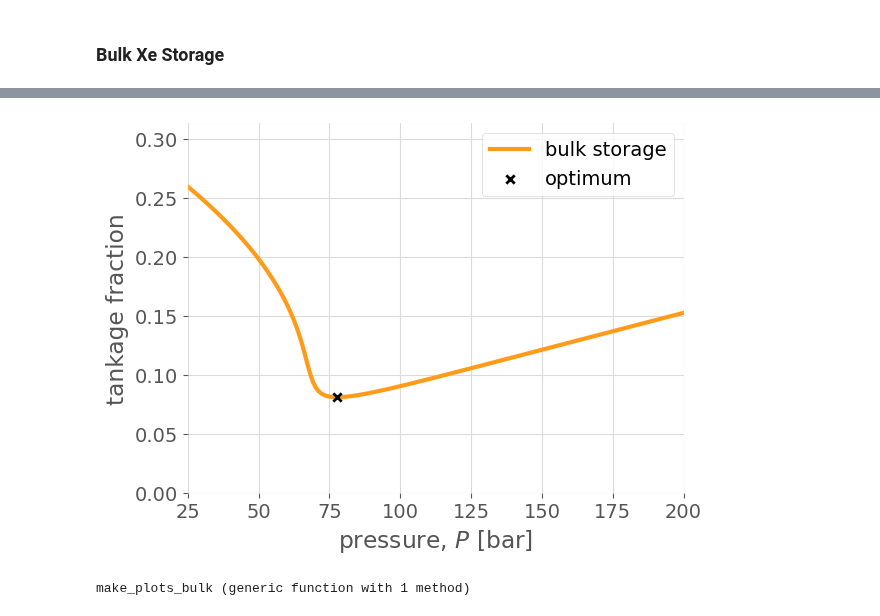
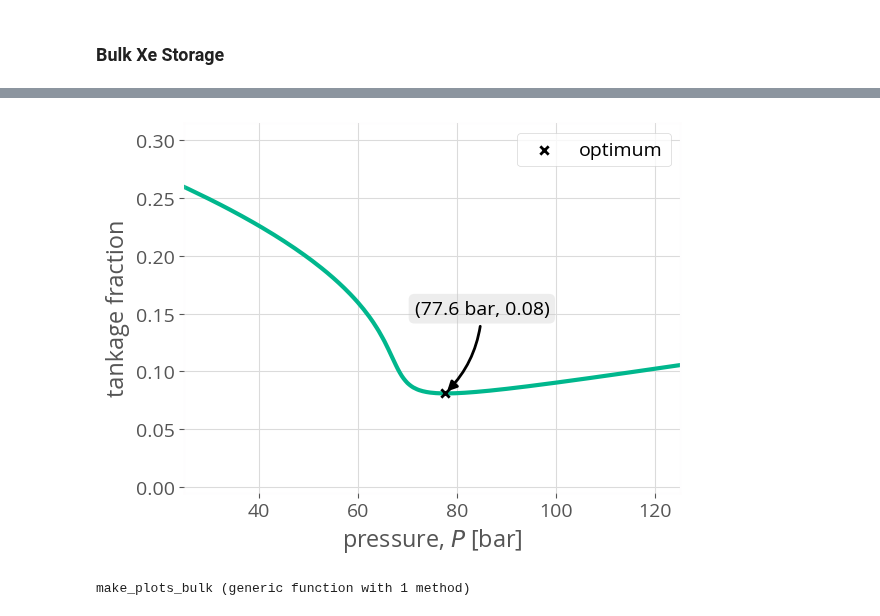
Before and after one commit to SimonEnsemble/PropellantStorage, a Jupyter notebook: Melanie analytical results.ipynb, the cells around one changed output, grey strips where cells are left out. Saved outputs shown, nothing was run; the diff lists cells and outputs as text; code cells hidden in the pictures.

```diff
--- a/Melanie analytical results.ipynb
+++ b/Melanie analytical results.ipynb
@@ -30,8 +46,8 @@ const β = 0.5 # safety factor -- need citation for choosing this.
 # %% [markdown]
 Common amount of xenon gas required to bring into space [1].
 # %%
-xe_atomic_mass = read_atomic_masses()[:Xe] # in g / mol
+const xe_atomic_mass = read_atomic_masses()[:Xe] # in g / mol
 
-mass_desired_xe_propellant = 89.0 # kg Xe
-mol_desired_xe_propellant = mass_desired_xe_propellant * 1000 / xe_atomic_mass # mol Xe
+const mass_desired_xe_propellant = 100.0 # kg Xe
+const mol_desired_xe_propellant = mass_desired_xe_propellant * 1000 / xe_atomic_mass # mol Xe
 # %% [output]
@@ -159,7 +174,7 @@ savefig("figures/xenon_gas_density.pdf", bbox_inches="tight")
 function ρ_xe_ads(P::Float64, xtal::String)
     M = xtal_to_M[xtal]
     K = xtal_to_K[xtal]
-    return (M * K * P) / (1 + K * P)
+    return M * K * P / (1 + K * P)
 end
 # %% [output]
 ρ_xe_ads (generic function with 1 method)
@@ -217,0 +231,16 @@ optimum_storage (generic function with 2 methods)
+# %%
+function r(P::Float64) # bulk Xe storage
+    return (3.0 * mol_desired_xe_propellant / (4.0 * π * ρ_xe(P))) ^ (1/3)
+end
+
+function t(P::Float64) # bulk Xe storage
+    return P * r(P) / (2.0 * β * σ_y)
+end
+
+function mₜ(P::Float64)  # bulk Xe storage
+    return 4.0 * π * r(P) ^ 2.0 * t(P) * ρ_t
+end
+
+function optimum_storage() # bulk Xe storage
+    return optimize(P -> mₜ(P[1]), Pδ[1], Pδ[2])
+end
@@ -219,7 +272,7 @@ optimum_storage (generic function with 2 methods)
 ### Bulk Xe Storage
 # %%
 bulk_opt = optimum_storage()
-P_range = vcat(range(0.0, 10.0, length=300), range(10.0, 120.0, length=300)[2:end])
+P_range = vcat(range(0.0, 10.0, length=300), range(10.0, 125.0, length=300)[2:end])
 # %% [output]
 599-element Array{Float64,1}:
    0.0
@@ -257,17 +310,23 @@ Dict{Any,Any} with 5 entries:
   "storage pressure [bar]"     => 77.583
 # %%
 figure()
-plot(P_range, mₜ.(P_range) / mass_desired_xe_propellant, color="C3", label="bulk storage", linewidth=3)
+plot(P_range, mₜ.(P_range) / mass_desired_xe_propellant, color="C3", linewidth=3)
 xlabel(L"pressure, $P$ [bar]")
 ylabel("tankage fraction")
-scatter([bulk_opt.minimizer], [bulk_opt.minimum] / mass_desired_xe_propellant, marker="x", color="black", label="optimum", zorder=500)
-ylim(ymin=0.0)
-xlim(xmin=25.0, xmax=200)
+annotate(#L"$(P_{opt}=$" *
+         @sprintf("(%.1f bar, %.2f)", bulk_opt.minimizer, bulk_opt.minimum / mass_desired_xe_propellant),
+         xy=(bulk_opt.minimizer, bulk_opt.minimum / mass_desired_xe_propellant), xytext=(85, 0.15), ha="center",
+         arrowprops=Dict(:arrowstyle=>"-|>", :connectionstyle=>"arc3,rad=-0.2", :fc=>"k", :ec=>"k", :linewidth=>2),
+         bbox=Dict("boxstyle"=>"round", "fc"=>"C6", "alpha"=>0.3),
+)
+scatter([bulk_opt.minimizer], [bulk_opt.minimum] / mass_desired_xe_propellant, marker="x", color="black", label="optimum", zorder=500)#, markersize=26)
+ylim(ymin=-0.005)
+xlim([25, 125])
 legend()
 grid(true)
 savefig("figures/bulk_gas_tankage_fraction.pdf", bbox_inches="tight")
 # %% [output]
-[figure, old version]
+[figure, new version]
 # %%
 function make_plots_bulk()
 #     println("optimum: ")
```
Also changed, not shown: parts of 31 cells of this notebook.
